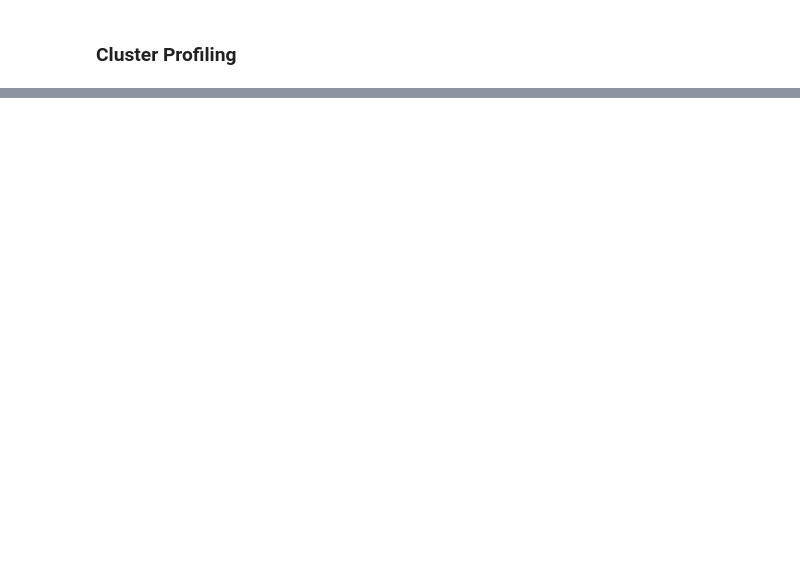
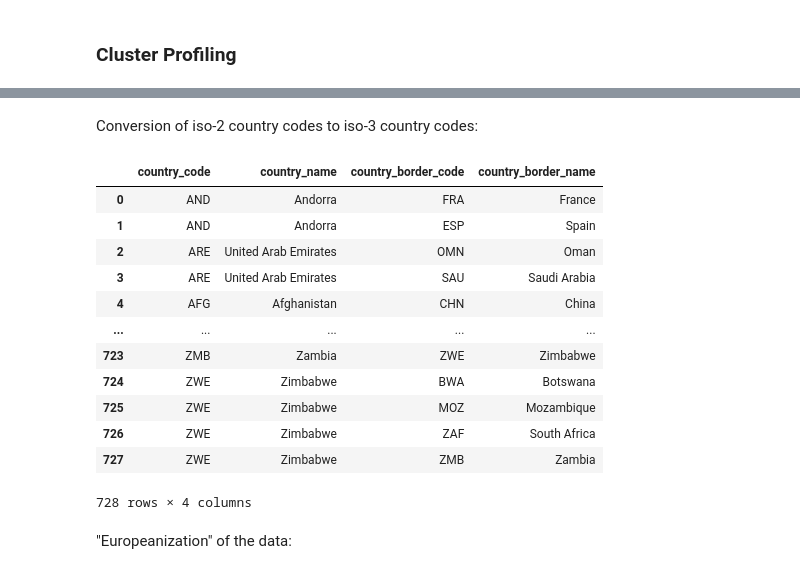
Before and after one commit to Elissadejong/UpRouted, a Jupyter notebook: UpRouted.ipynb, the cells around one changed output, grey strips where cells are left out. Cells and saved outputs as stored; diff of their text form; code cells hidden in the pictures; blank space fills up the shorter version.

Commit message:
stuck on routes

```diff
--- a/UpRouted.ipynb
+++ b/UpRouted.ipynb
@@ -911,0 +1043,2 @@ kmeans.inertia_
+# %%
+borders = pd.read_csv('/Users/elissadejong/UpRouted/data_files/country_borders_geodatasource.csv')
@@ -911,0 +1054,13 @@ kmeans.inertia_
+# %% [markdown]
+Conversion of iso-2 country codes to iso-3 country codes:
+# %%
+def convert_iso2_to_iso3(column):
+    iso3 = []
+    for i in column:
+        try:
+            iso3.append(iso.loc[iso['alpha-2'] == i]['alpha-3'].item())
+        except:
+            iso3.append(i)
+    return iso3
+# %%
+borders['country_code'] = convert_iso2_to_iso3(borders['country_code'])
@@ -911,0 +1069,16 @@ kmeans.inertia_
+# %%
+borders
+# %% [output]
+|  | country_code | country_name | country_border_code | country_border_name |
+| 0 | AND | Andorra | FRA | France |
+| 1 | AND | Andorra | ESP | Spain |
+| 2 | ARE | United Arab Emirates | OMN | Oman |
+| 3 | ARE | United Arab Emirates | SAU | Saudi Arabia |
+| 4 | AFG | Afghanistan | CHN | China |
+| ... | ... | ... | ... | ... |
+| 723 | ZMB | Zambia | ZWE | Zimbabwe |
+| 724 | ZWE | Zimbabwe | BWA | Botswana |
+| 725 | ZWE | Zimbabwe | MOZ | Mozambique |
+| 726 | ZWE | Zimbabwe | ZAF | South Africa |
+| 727 | ZWE | Zimbabwe | ZMB | Zambia |
+728 rows × 4 columns
@@ -911,0 +1093,2 @@ kmeans.inertia_
+# %% [markdown]
+"Europeanization" of the data:
```
Also changed, not shown: parts of 60 cells of this notebook.
